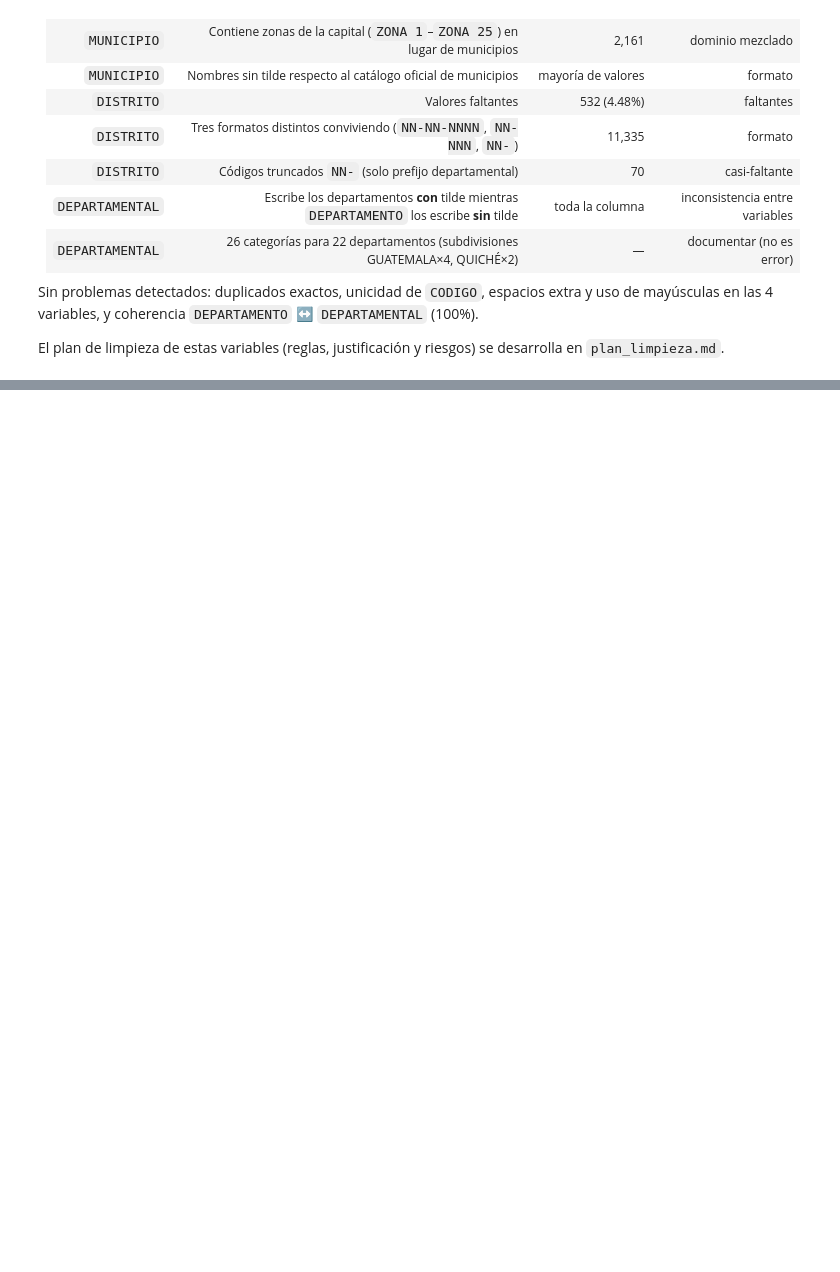
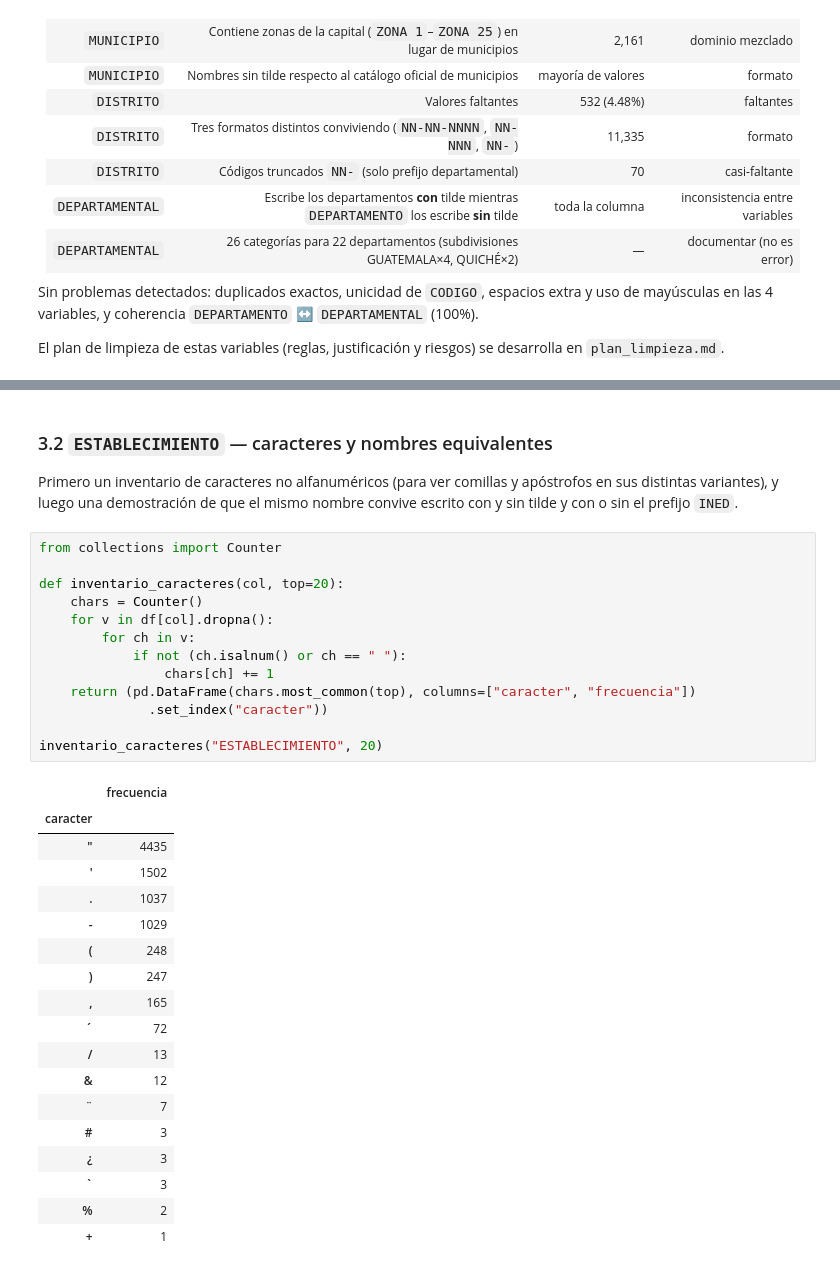
Before and after one commit to FerAHMz/proy1-ds, a Jupyter notebook: notebooks/01_diagnostico.ipynb, the cells around one changed output, grey strips where cells are left out. Drawn from its saved outputs; the diff is of its cells as text; blank space fills up the shorter version.

```diff
--- a/notebooks/01_diagnostico.ipynb
+++ b/notebooks/01_diagnostico.ipynb
@@ -522,0 +606,38 @@ desarrolla en `plan_limpieza.md`.
+# %% [markdown]
+### 3.2 `ESTABLECIMIENTO` — caracteres y nombres equivalentes
+
+Primero un inventario de caracteres no alfanuméricos (para ver comillas y
+apóstrofos en sus distintas variantes), y luego una demostración de que el mismo
+nombre convive escrito con y sin tilde y con o sin el prefijo `INED`.
+# %%
+from collections import Counter
+
+def inventario_caracteres(col, top=20):
+    chars = Counter()
+    for v in df[col].dropna():
+        for ch in v:
+            if not (ch.isalnum() or ch == " "):
+                chars[ch] += 1
+    return (pd.DataFrame(chars.most_common(top), columns=["caracter", "frecuencia"])
+              .set_index("caracter"))
+
+inventario_caracteres("ESTABLECIMIENTO", 20)
+# %% [output]
+|  | frecuencia |
+| caracter |  |
+| " | 4435 |
+| ' | 1502 |
+| . | 1037 |
+| - | 1029 |
+| ( | 248 |
+| ) | 247 |
+| , | 165 |
+| ´ | 72 |
+| / | 13 |
+| & | 12 |
+| ¨ | 7 |
+| # | 3 |
+| ¿ | 3 |
+| ` | 3 |
+| % | 2 |
+| + | 1 |
```
Also changed, not shown: parts of 20 cells of this notebook, 1 other file.
